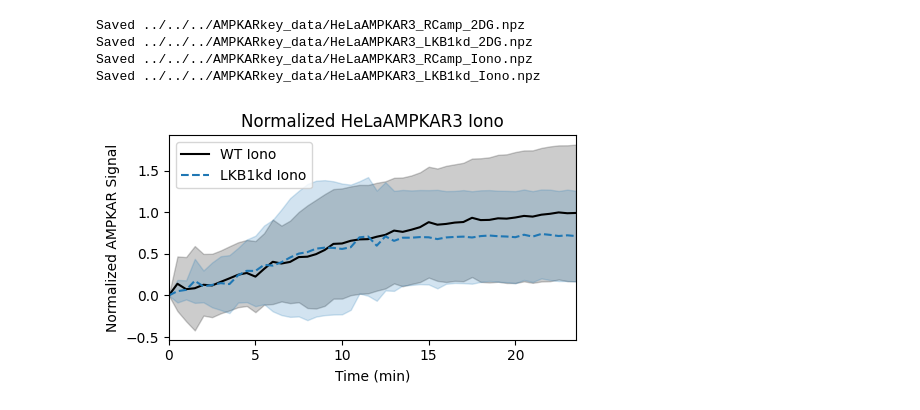
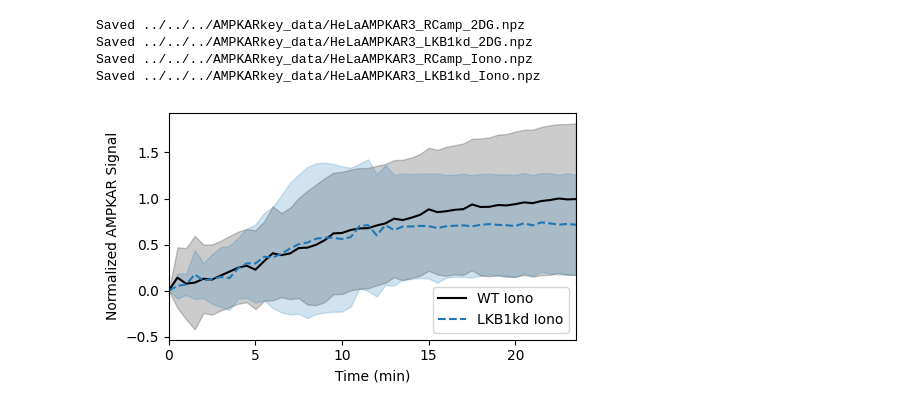
Before and after one commit to JudyXChen/AMPKAR, a Jupyter notebook: src/ampk_models/param_est/process_data.ipynb, the cells around one changed output. Cells and saved outputs as stored; diff of their text form; code cells hidden in the pictures.

```diff
--- a/src/ampk_models/param_est/process_data.ipynb
+++ b/src/ampk_models/param_est/process_data.ipynb
@@ -210,26 +210,25 @@ Saved ../../../AMPKARkey_data/HeLaAMPKAR3_LKB1kd_Iono.npz
 # %%
 # Plot normalized HeLaAMPKAR3 LKB1kd Iono data (with WT Iono reference)
 fig, ax = plt.subplots(figsize=(5, 3))
 
 # WT Iono
 ax.plot(rcamp_iono_df['Time (min)'], norm_rcamp_iono, color='k', label='WT Iono')
 ax.fill_between(rcamp_iono_df['Time (min)'],
                 norm_rcamp_iono - norm_rcamp_iono_sd,
                 norm_rcamp_iono + norm_rcamp_iono_sd,
                 alpha=0.2, color='k')
 
 # LKB1kd Iono
 ax.plot(lkb1kd_iono_df['Time (min)'], norm_lkb1kd_iono, color='tab:blue', linestyle='--', label='LKB1kd Iono')
 ax.fill_between(lkb1kd_iono_df['Time (min)'],
                 norm_lkb1kd_iono - norm_lkb1kd_iono_sd,
                 norm_lkb1kd_iono + norm_lkb1kd_iono_sd,
                 alpha=0.2, color='tab:blue')
 
 ax.set_xlabel('Time (min)')
 ax.set_ylabel('Normalized AMPKAR Signal')
-ax.set_title('Normalized HeLaAMPKAR3 Iono')
 ax.legend()
 ax.set_xlim([0, lkb1kd_iono_df['Time (min)'].max()])
 fig.tight_layout()
 # %% [output]
-[figure, old version]
+[figure, new version]
```
Also changed, not shown: 8 other files.
